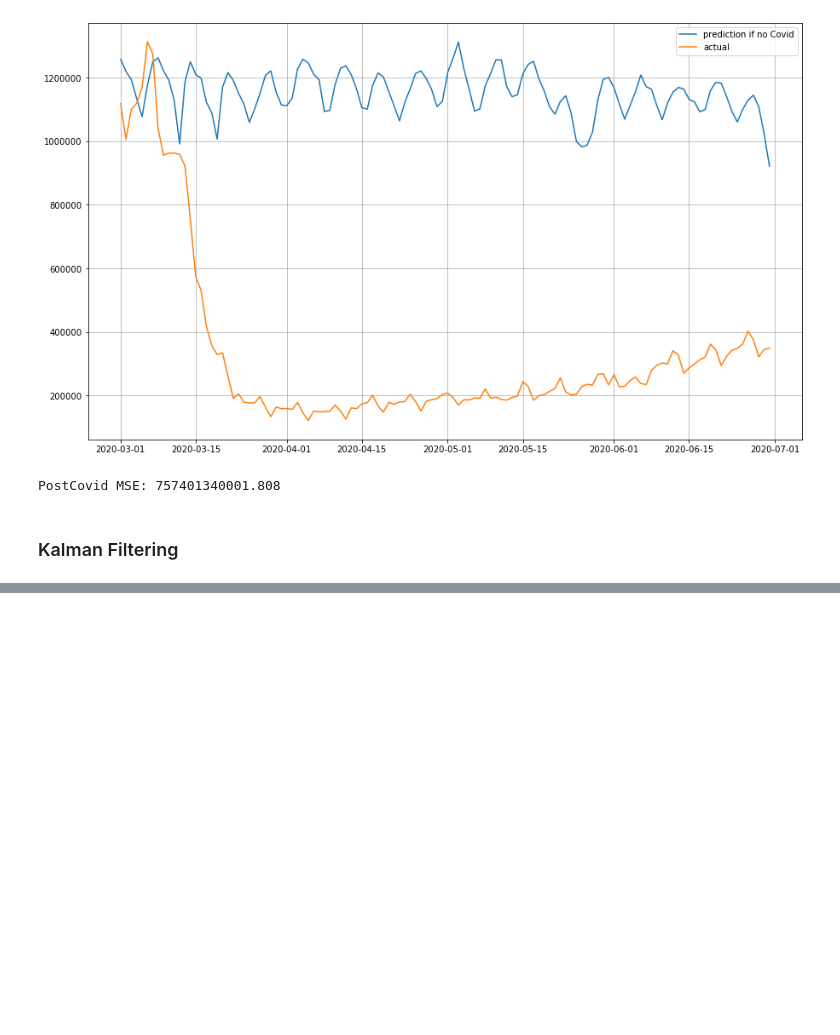
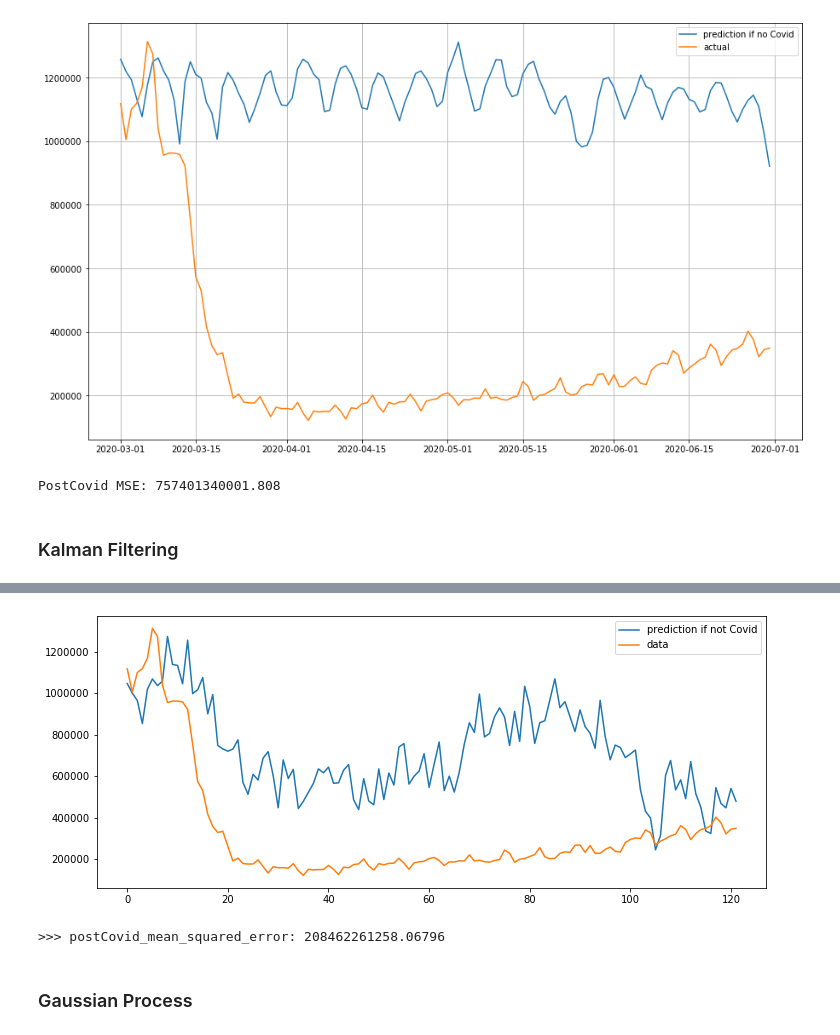
Before and after one commit to sujeongcha/TimeSeries-Transporation-and-Covid19, a Jupyter notebook: Modelling/taxi_modelling.ipynb, the cells around one changed output, grey strips where cells are left out. Saved outputs shown, nothing was run; the diff lists cells and outputs as text; code cells hidden in the pictures; blank space fills up the shorter version.

```diff
--- a/Modelling/taxi_modelling.ipynb
+++ b/Modelling/taxi_modelling.ipynb
@@ -359,0 +387,23 @@ def MSE(pred):
+# %%
+np.random.seed(seed=42)
+postCovid_latent_pred = [float(test.values[-1])]
+for i in range(len(postCovid)):
+    next_latent = postCovid_latent_pred[-1] * A + np.random.normal(0, np.sqrt(Q), 1)
+    postCovid_latent_pred.append(float(next_latent))
+
+postCovid_obs_pred = []
+for i in range(len(postCovid)):
+    next_obs = postCovid_latent_pred[i+1] * C + np.random.normal(0, np.sqrt(R), 1)
+    postCovid_obs_pred.append(float(next_obs))
+# %%
+plt.figure(figsize=(12,5))
+plt.plot(postCovid_obs_pred, label="prediction if not Covid")
+plt.plot(postCovid.values, label="data")
+plt.legend()
+plt.show()
+print(f'>>> postCovid_mean_squared_error: {mean_squared_error(postCovid.values, postCovid_obs_pred)}')
+# %% [output]
+[figure, added]
+>>> postCovid_mean_squared_error: 208462261258.06796
+# %% [markdown]
+### Gaussian Process
```
Also changed, not shown: parts of 29 cells of this notebook.
